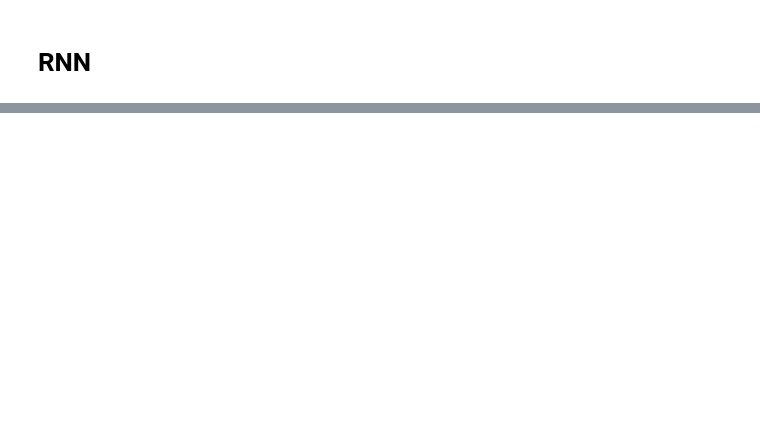
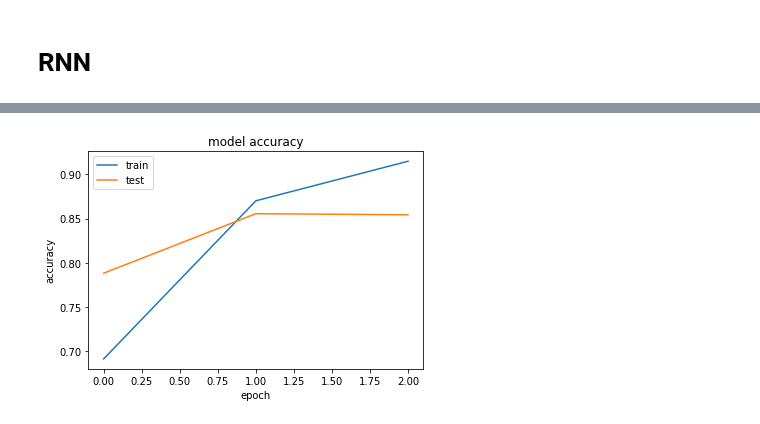
Before and after one commit to erstrong/DeepNeuralNetworksandAI, a Jupyter notebook: Assignment3/Experiment2.ipynb, the cells around one changed output, grey strips where cells are left out. Cells and saved outputs as stored; diff of their text form; code cells hidden in the pictures; blank space fills up the shorter version.

Commit message:
Experiment 2 RNN and best model

```diff
--- a/Assignment3/Experiment2.ipynb
+++ b/Assignment3/Experiment2.ipynb
@@ -819,2 +847,17 @@ array([[ 66,  91],
 # %% [markdown]
 # RNN
+# %%
+max_words = 10000  # number of words to consider as features
+maxlen = 500  # cut texts after this number of words (among top max_features most common words)
+batch_size = 32
+
+tokenizer = Tokenizer(num_words=max_words)
+tokenizer.fit_on_texts(train_data)
+train_sequences = tokenizer.texts_to_sequences(train_data)
+test_sequences = tokenizer.texts_to_sequences(test_data)
+
+word_index = tokenizer.word_index
+print('Found {} unique tokens'.format(len(word_index)))
+
+input_train = preprocessing.sequence.pad_sequences(train_sequences, maxlen=maxlen)
+input_test = preprocessing.sequence.pad_sequences(test_sequences, maxlen=maxlen)
@@ -820,0 +866,12 @@ array([[ 66,  91],
+# %%
+model = Sequential()
+model.add(Embedding(max_features, 32))
+model.add(SimpleRNN(32))
+model.add(Dense(1, activation='sigmoid'))
+
+model.compile(optimizer='rmsprop', loss='binary_crossentropy', metrics=['acc'])
+history = model.fit(input_train, train_labels,
+                    epochs=10,
+                    batch_size=128,
+                    validation_split=0.2,
+                    callbacks=[EarlyStopping()])
@@ -820,0 +892,10 @@ array([[ 66,  91],
+# %%
+plt.plot(history.history['acc'])
+plt.plot(history.history['val_acc'])
+plt.title('model accuracy')
+plt.ylabel('accuracy')
+plt.xlabel('epoch')
+plt.legend(['train', 'test'], loc='upper left')
+plt.show()
+# %% [output]
+[figure, added]
```
Also changed, not shown: parts of 55 cells of this notebook, 2 other files.
